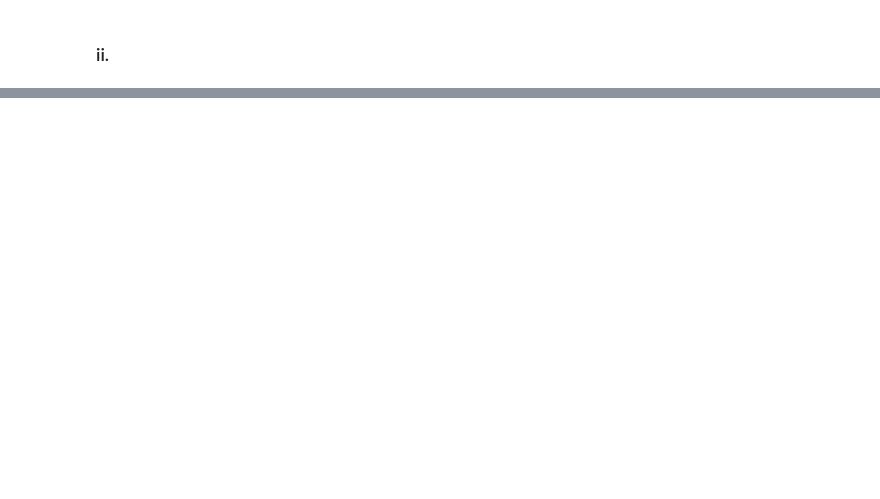
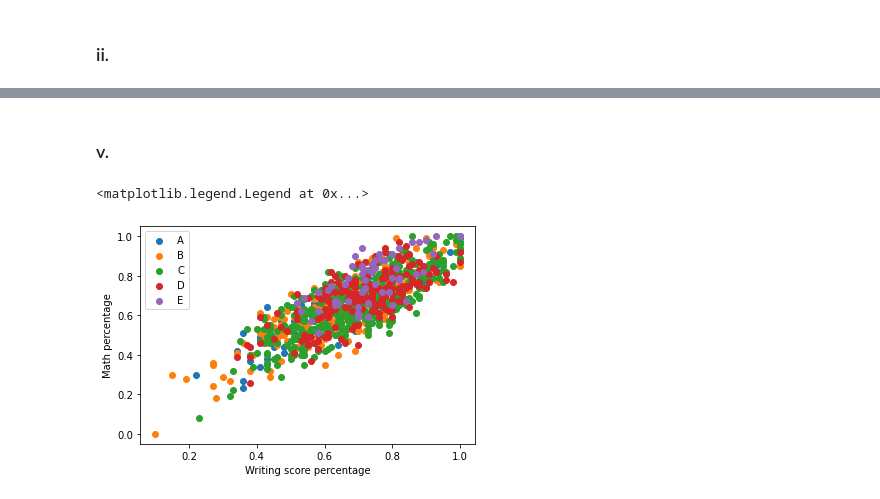
Before and after one commit to Pranaybot/Data_methods_Final_project, a Jupyter notebook: CMSE_381_Project.ipynb, the cells around one changed output, grey strips where cells are left out. Saved outputs shown, nothing was run; the diff lists cells and outputs as text; code cells hidden in the pictures; blank space fills up the shorter version.

```diff
--- a/CMSE_381_Project.ipynb
+++ b/CMSE_381_Project.ipynb
@@ -340,0 +300,14 @@ dtype: int64
+# %% [markdown]
+### v.
+# %%
+plt.scatter(df3['writing score percentage'], df3['math percentage'], label = 'A')
+plt.scatter(df4['writing score percentage'], df4['math percentage'], label = 'B')
+plt.scatter(df5['writing score percentage'], df5['math percentage'], label = 'C')
+plt.scatter(df6['writing score percentage'], df6['math percentage'], label = 'D')
+plt.scatter(df7['writing score percentage'], df7['math percentage'], label = 'E')
+plt.xlabel('Writing score percentage')
+plt.ylabel('Math percentage')
+plt.legend()
+# %% [output]
+<matplotlib.legend.Legend at 0x...>
+[figure, added]
```
Also changed, not shown: parts of 25 cells of this notebook.
